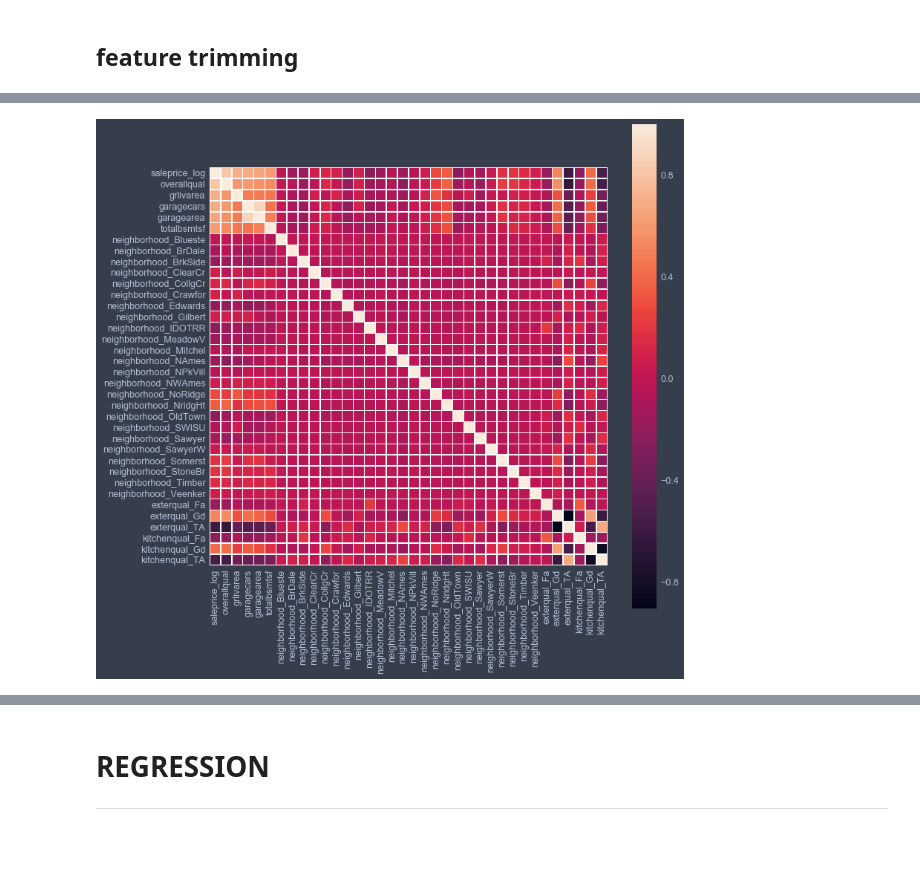
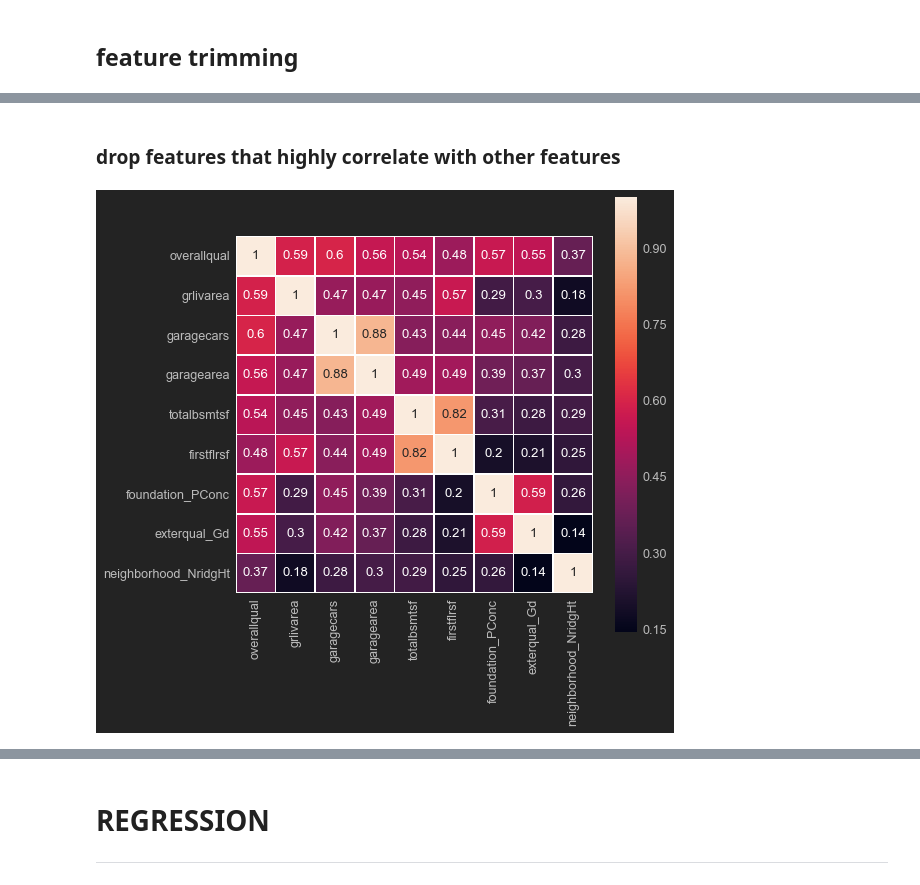
Before and after one commit to madxdimac/housing_prices_regression, a Jupyter notebook: housing_prices_regression.ipynb, the cells around one changed output, grey strips where cells are left out. Cells and saved outputs as stored; diff of their text form; code cells hidden in the pictures; blank space fills up the shorter version.

```diff
--- a/housing_prices_regression.ipynb
+++ b/housing_prices_regression.ipynb
@@ -377,0 +561,3 @@ dtype: float64
+# %%
+cont_feats = list(df.corrwith(df.saleprice).sort_values(ascending=False).reset_index()['index'].values)[2:8]
+cont_feats
@@ -400,14 +594,9 @@ plt.show()
 # %% [markdown]
 ## feature selection
 # %%
-# category variables based on anova testing/disparity ranking
-cat_feats = ['neighborhood', 'exterqual' ,'kitchenqual']
-# continuous variables based on correlation with saleprice_log
-cont_feats = ['overallqual','grlivarea','garagecars','garagearea','totalbsmtsf']
-
 features = cat_feats + cont_feats
 
-# create new data frame with just the selected features and the targeted variable
-df_feat = df[[target_var] + features].copy()
+# create new data frame with just the selected features and the target variable
+df_feat = df[[target_var] + ['saleprice_log'] + features].copy()
 df_feat.head()
 # %% [output]
@@ -444,0 +658,3 @@ df_feat.head()
+# %%
+model_feats = list(df_feat.corrwith(df.saleprice).sort_values(ascending=False).reset_index()['index'].values)[2:11]
+model_feats
@@ -444,0 +671,3 @@ df_feat.head()
+# %%
+df_model = df_feat[[target_var] + ['saleprice_log'] + model_feats].copy()
+df_model.head()
@@ -445,6 +681,12 @@ df_feat.head()
+# %% [markdown]
+### drop features that highly correlate with other features
 # %%
-plt.rcParams['figure.figsize'] = (12,12)
-sns.heatmap(df_feat.corr(), square=True, linewidth=0.5)#, annot=True, )
+# set figure size
+plt.rcParams['figure.figsize'] = (8,8)
+
+# plot heatmap
+sns.heatmap(df_model.drop(['saleprice','saleprice_log'], axis=1).corr(), square=True, linewidth=0.5, annot=True)
+
 plt.show()
 # %% [output]
-[figure, old version]
+[figure, new version]
```
Also changed, not shown: parts of 114 cells of this notebook, 8 other files.
